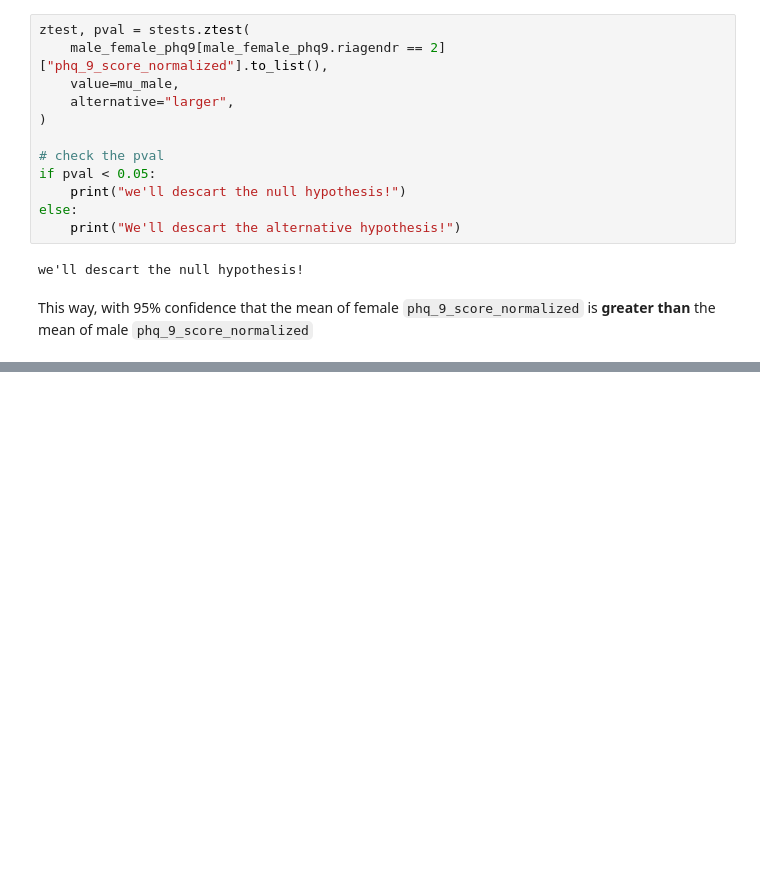
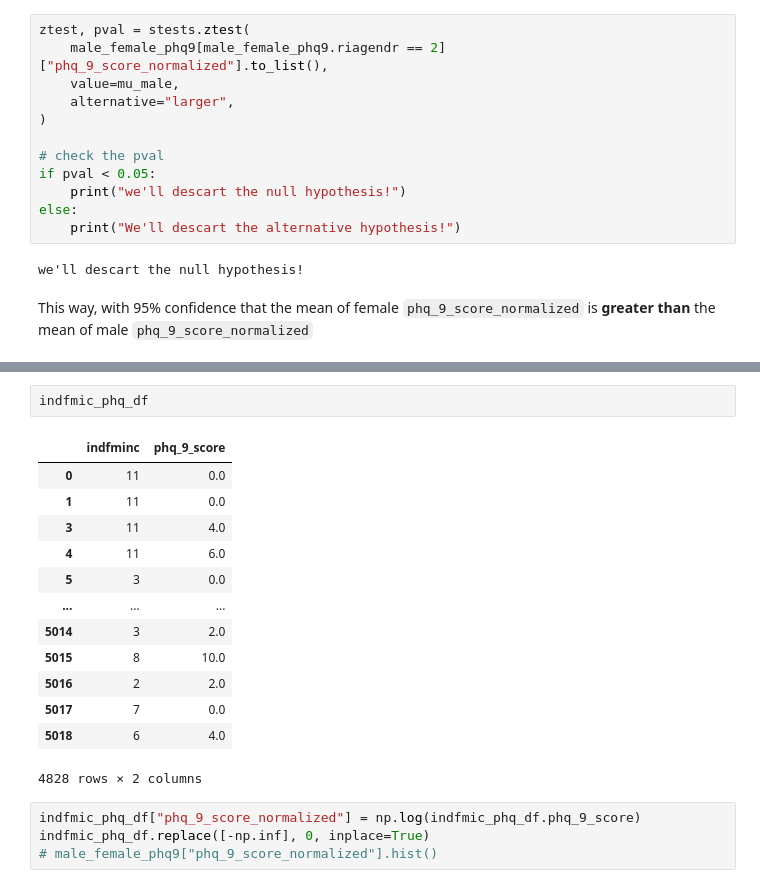
Before and after one commit to LucianoBatista/stat-infer-health-habits, a Jupyter notebook: 03-hypothesis-tests/03-hyp-tests.ipynb, the cells around one changed output, grey strips where cells are left out. Saved outputs shown, nothing was run; the diff lists cells and outputs as text; blank space fills up the shorter version.

```diff
--- a/03-hypothesis-tests/03-hyp-tests.ipynb
+++ b/03-hypothesis-tests/03-hyp-tests.ipynb
@@ -117,0 +133,20 @@ This way, with 95% confidence that the mean of female `phq_9_score_normalized` i
+# %%
+indfmic_phq_df
+# %% [output]
+|  | indfminc | phq_9_score |
+| 0 | 11 | 0.0 |
+| 1 | 11 | 0.0 |
+| 3 | 11 | 4.0 |
+| 4 | 11 | 6.0 |
+| 5 | 3 | 0.0 |
+| ... | ... | ... |
+| 5014 | 3 | 2.0 |
+| 5015 | 8 | 10.0 |
+| 5016 | 2 | 2.0 |
+| 5017 | 7 | 0.0 |
+| 5018 | 6 | 4.0 |
+4828 rows × 2 columns
+# %%
+indfmic_phq_df["phq_9_score_normalized"] = np.log(indfmic_phq_df.phq_9_score)
+indfmic_phq_df.replace([-np.inf], 0, inplace=True)
+# male_female_phq9["phq_9_score_normalized"].hist()
```
Also changed, not shown: parts of 15 cells of this notebook.
